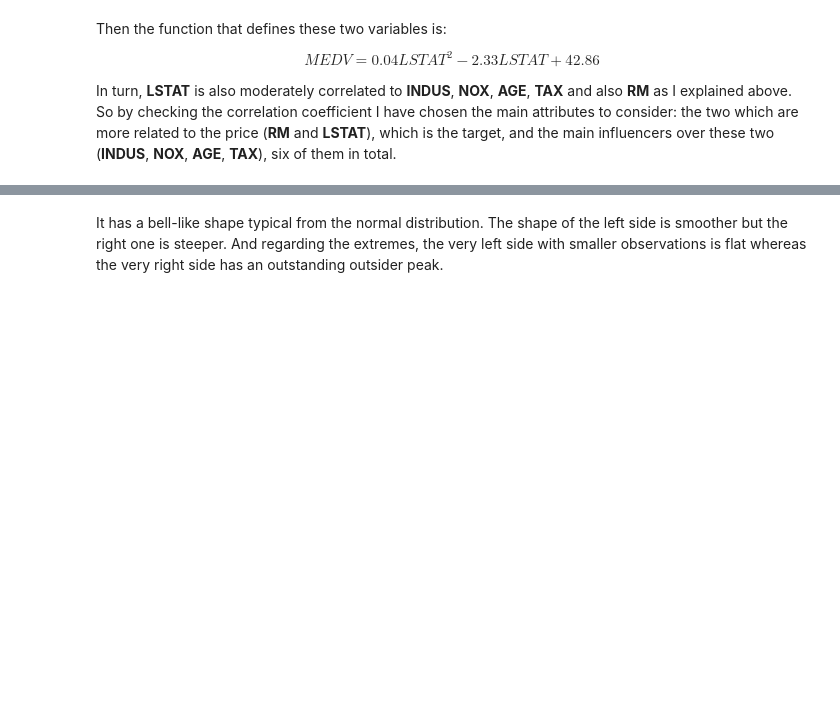
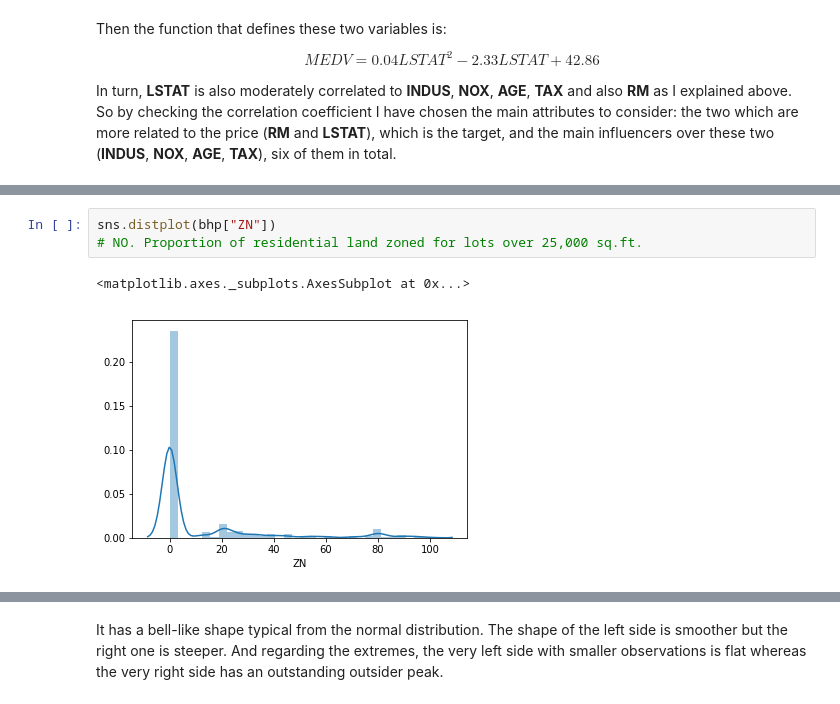
Before and after one commit to Carloselrecharlie/Boston_House_Prices_Analysis, a Jupyter notebook: Analysis of Boston House Prices dataset.ipynb, the cells around one changed output, grey strips where cells are left out. Drawn from its saved outputs; the diff is of its cells as text; blank space fills up the shorter version.

```diff
--- a/Analysis of Boston House Prices dataset.ipynb
+++ b/Analysis of Boston House Prices dataset.ipynb
@@ -187,0 +208,6 @@ plt.show()
+# %%
+sns.distplot(bhp["ZN"])
+# NO. Proportion of residential land zoned for lots over 25,000 sq.ft.
+# %% [output]
+<matplotlib.axes._subplots.AxesSubplot at 0x...>
+[figure, added]
```
Also changed, not shown: parts of 18 cells of this notebook.
